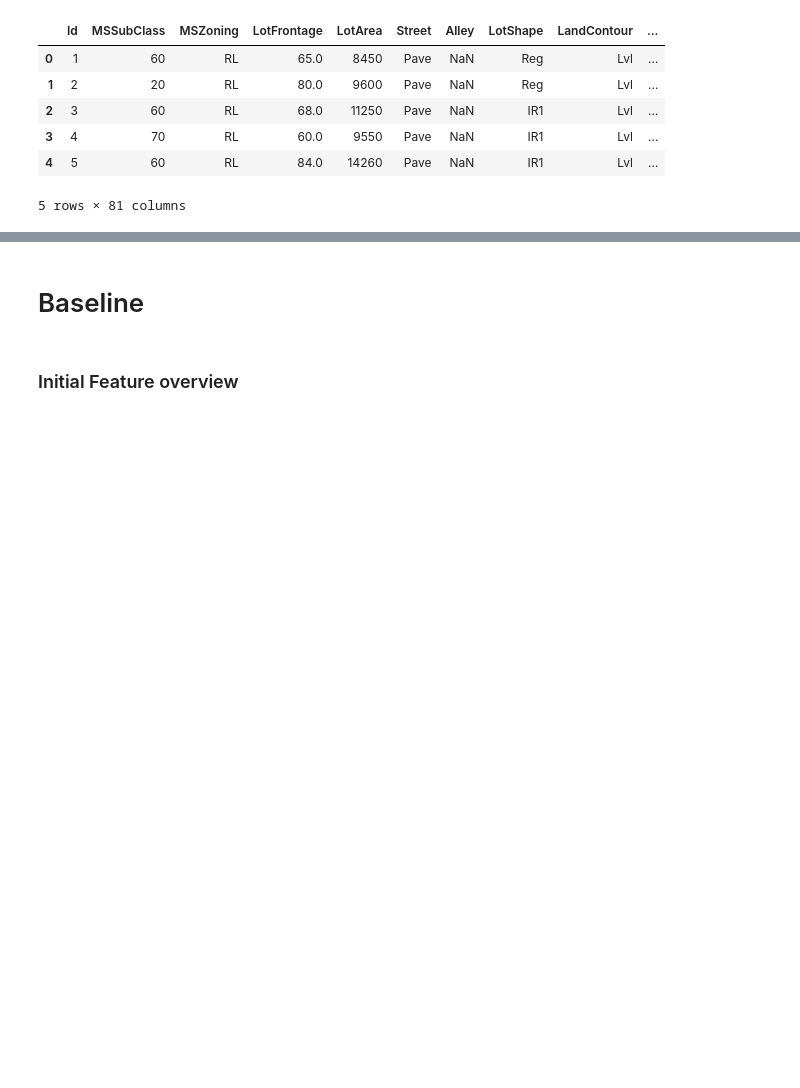
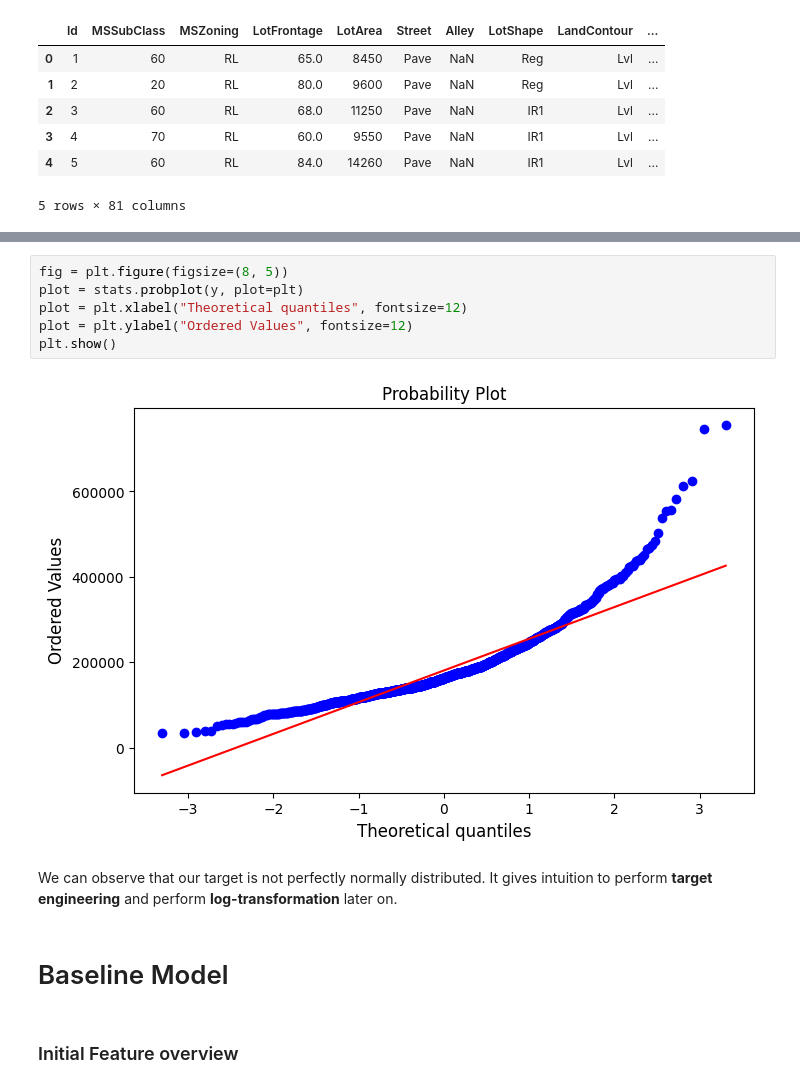
Before and after one commit to thpnt/houseprice, a Jupyter notebook: Untitled.ipynb, the cells around one changed output, grey strips where cells are left out. Drawn from its saved outputs; the diff is of its cells as text; blank space fills up the shorter version.

```diff
--- a/Untitled.ipynb
+++ b/Untitled.ipynb
@@ -33,5 +68,15 @@ X.shape
+# %%
+fig = plt.figure(figsize=(8, 5))
+plot = stats.probplot(y, plot=plt)
+plot = plt.xlabel("Theoretical quantiles", fontsize=12)
+plot = plt.ylabel("Ordered Values", fontsize=12)
+plt.show()
+# %% [output]
+[figure, added]
+# %% [markdown]
+We can observe that our target is not perfectly normally distributed. It gives intuition to perform **target engineering** and perform **log-transformation** later on.
 # %% [markdown]
-# Baseline
+# Baseline Model
 # %% [markdown]
 ### Initial Feature overview
 # %% [markdown]
```
Also changed, not shown: parts of 45 cells of this notebook.
